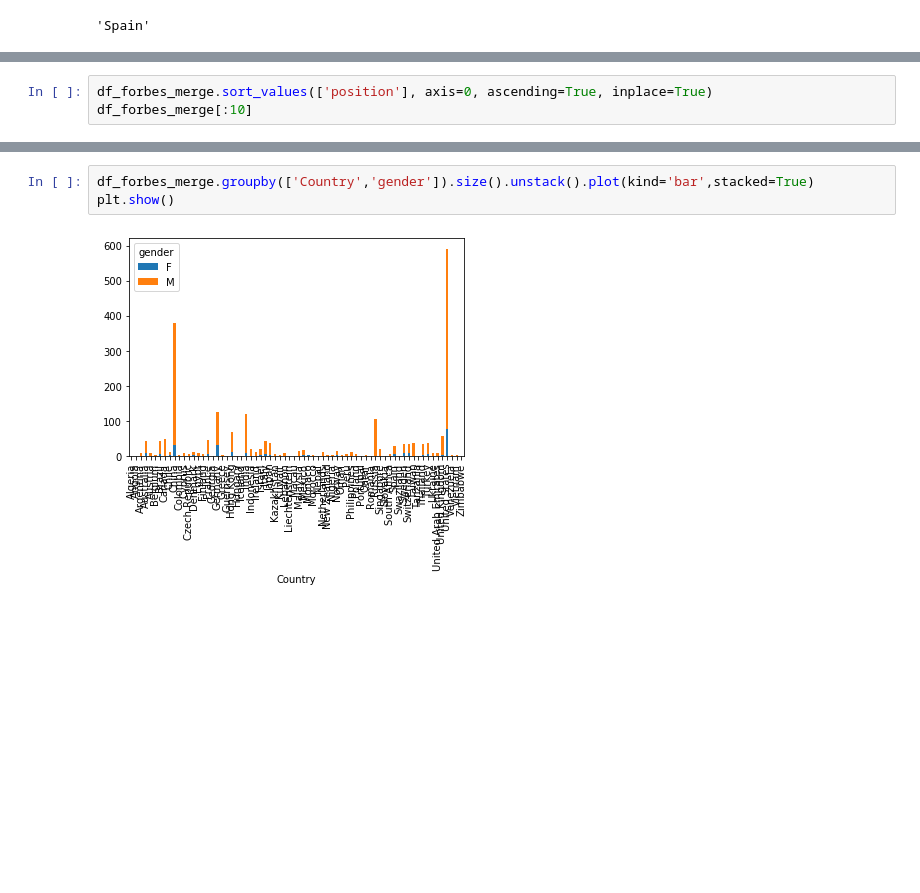
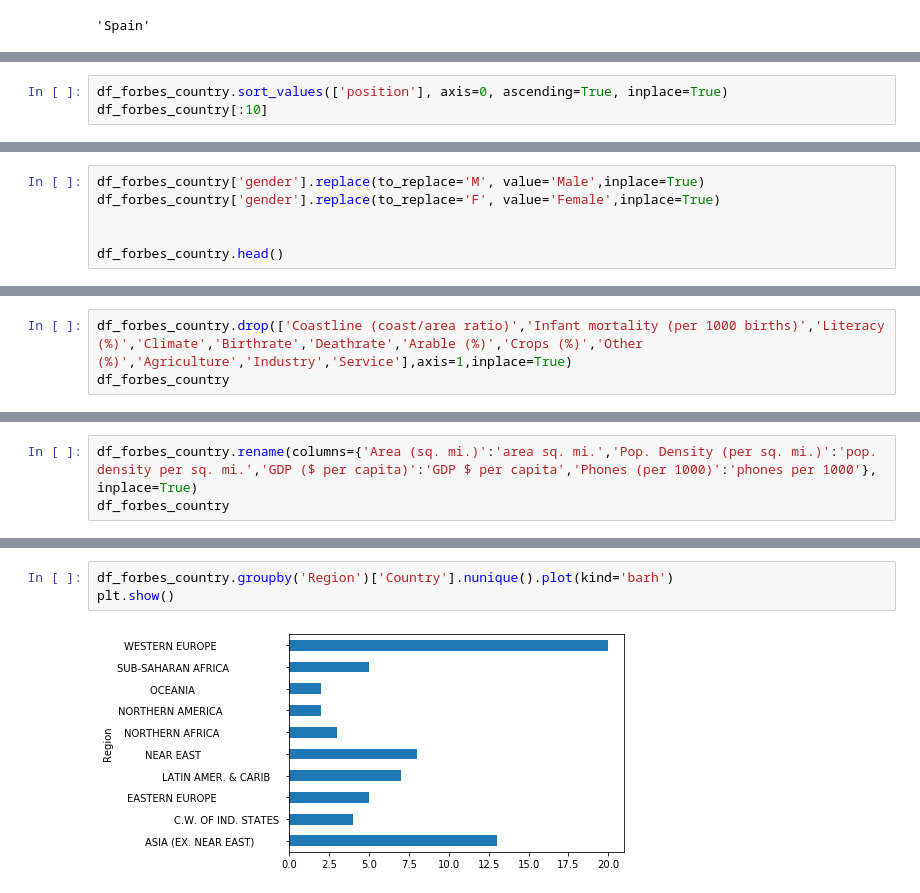
Before and after one commit to herreradelduque/Ironhack-Module-1-Project---Pandas-Pipelines, a Jupyter notebook: notebooks/notebook2.ipynb, the cells around one changed output, grey strips where cells are left out. Cells and saved outputs as stored; diff of their text form; blank space fills up the shorter version.

Commit message:
module1 and some charts done

```diff
--- a/notebooks/notebook2.ipynb
+++ b/notebooks/notebook2.ipynb
@@ -151,4 +224,4 @@ df_forbes_merge = pd.merge(df_forbes,df_countries, on='Country',sort=True)
 # %%
-df_forbes_merge.sort_values(['position'], axis=0, ascending=True, inplace=True)
-df_forbes_merge[:10]
+df_forbes_country.sort_values(['position'], axis=0, ascending=True, inplace=True)
+df_forbes_country[:10]
 # %% [output]
@@ -189,0 +260,6 @@ plt.show()
+# %%
+df_forbes_country['gender'].replace(to_replace='M', value='Male',inplace=True)
+df_forbes_country['gender'].replace(to_replace='F', value='Female',inplace=True)
+
+
+df_forbes_country.head()
@@ -189,0 +273,3 @@ plt.show()
+# %%
+df_forbes_country.drop(['Coastline (coast/area ratio)','Infant mortality (per 1000 births)','Literacy (%)','Climate','Birthrate','Deathrate','Arable (%)','Crops (%)','Other (%)','Agriculture','Industry','Service'],axis=1,inplace=True)
+df_forbes_country
@@ -189,0 +290,3 @@ plt.show()
+# %%
+df_forbes_country.rename(columns={'Area (sq. mi.)':'area sq. mi.','Pop. Density (per sq. mi.)':'pop. density per sq. mi.','GDP ($ per capita)':'GDP $ per capita','Phones (per 1000)':'phones per 1000'}, inplace=True)
+df_forbes_country
@@ -190,5 +327,5 @@ plt.show()
 # %%
-df_forbes_merge.groupby(['Country','gender']).size().unstack().plot(kind='bar',stacked=True)
+df_forbes_country.groupby('Region')['Country'].nunique().plot(kind='barh')
 plt.show()
 # %% [output]
-[figure, old version]
+[figure, new version]
```
Also changed, not shown: parts of 34 cells of this notebook, 4 other files.
